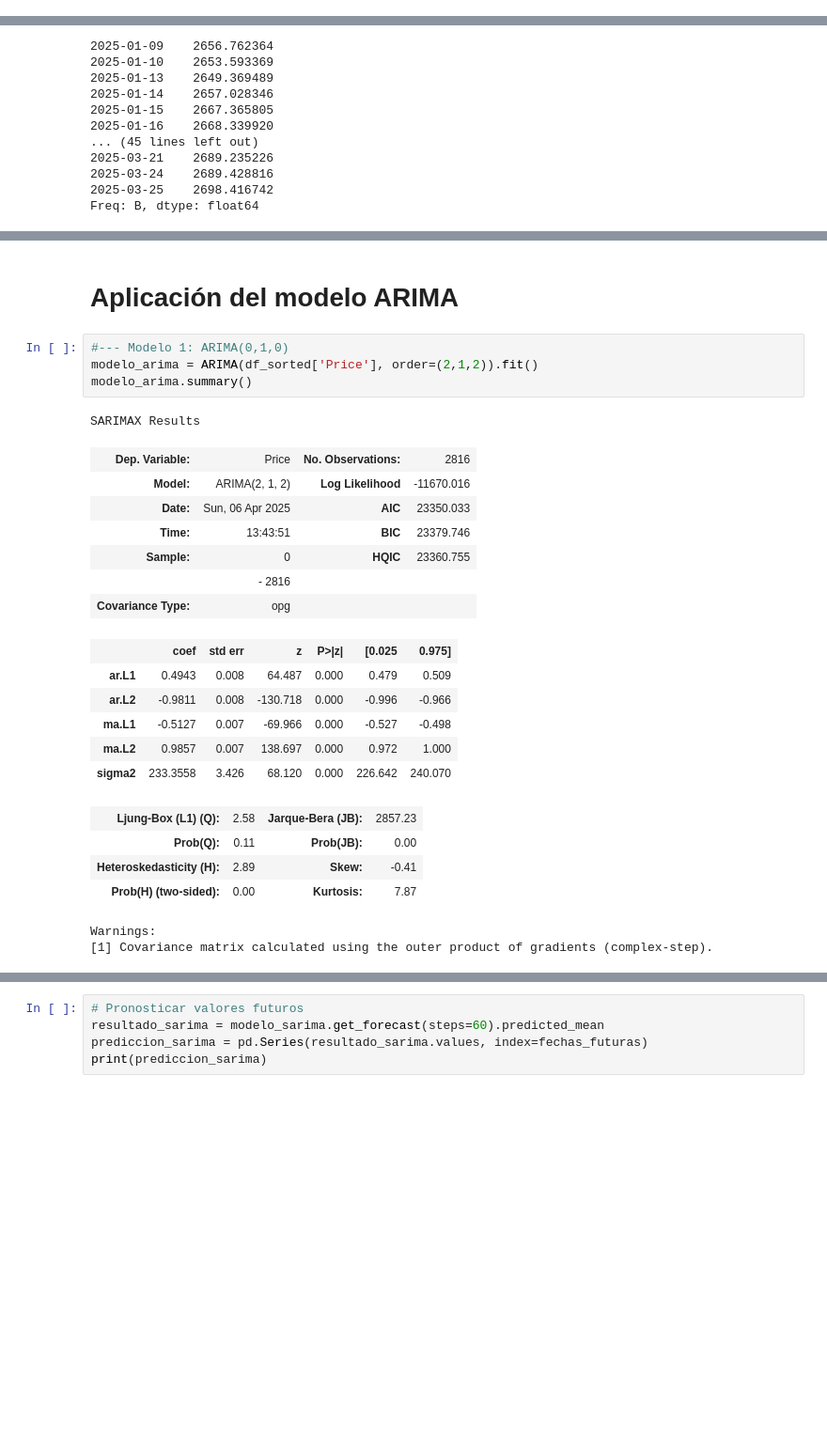
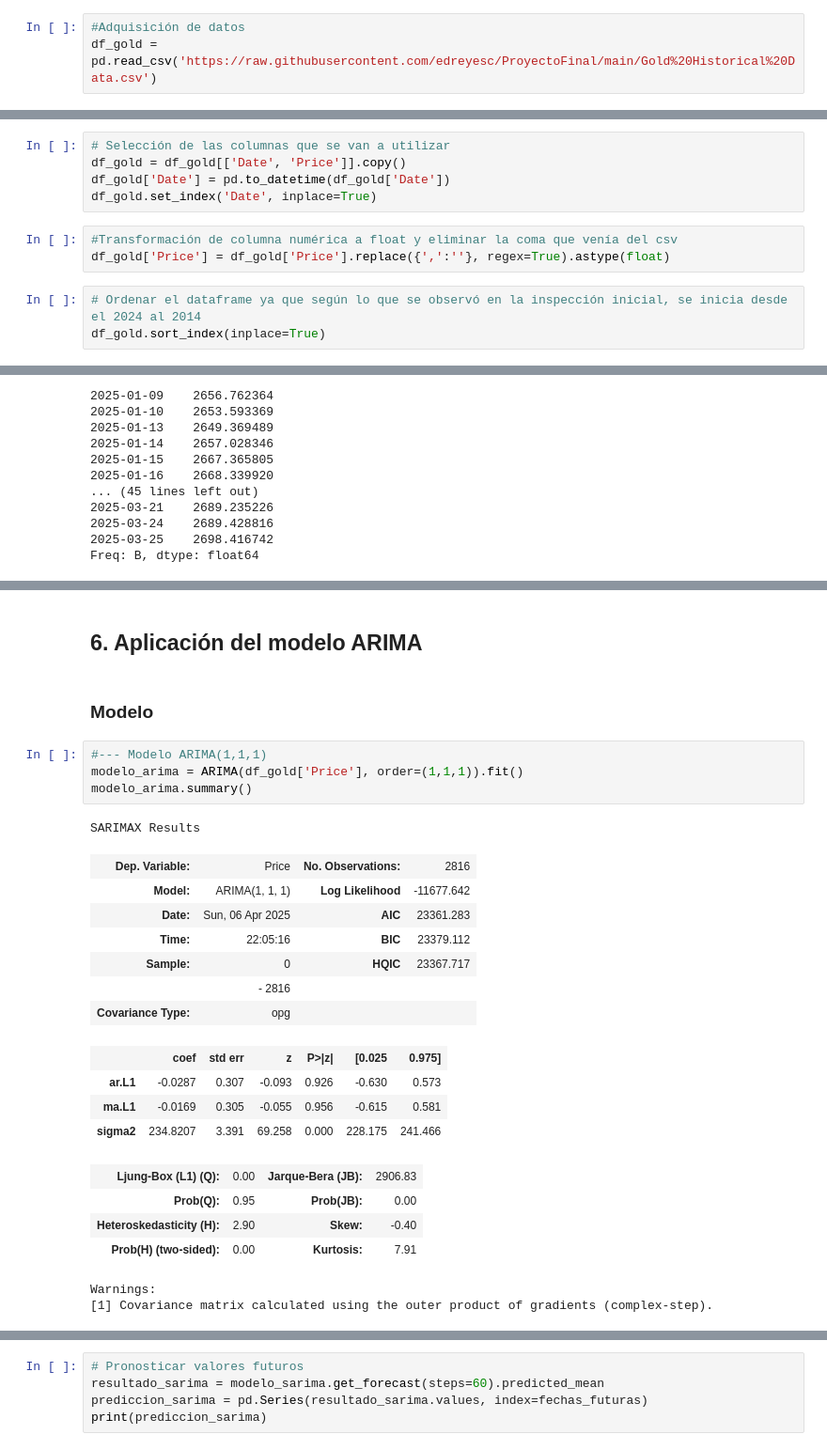
Before and after one commit to edreyesc/ProyectoFinal, a Jupyter notebook: proyectoFinal.ipynb, the cells around one changed output, grey strips where cells are left out. Shown at 94% size. Cells and saved outputs as stored; diff of their text form; blank space fills up the shorter version.

```diff
--- a/proyectoFinal.ipynb
+++ b/proyectoFinal.ipynb
@@ -213,0 +21,3 @@ DatetimeIndex(['2025-01-01', '2025-01-02', '2025-01-03', '2025-01-06',
+# %%
+#Adquisición de datos
+df_gold = pd.read_csv('https://raw.githubusercontent.com/edreyesc/ProyectoFinal/main/Gold%20Historical%20Data.csv')
@@ -213,0 +91,11 @@ DatetimeIndex(['2025-01-01', '2025-01-02', '2025-01-03', '2025-01-06',
+# %%
+# Selección de las columnas que se van a utilizar
+df_gold = df_gold[['Date', 'Price']].copy()
+df_gold['Date'] = pd.to_datetime(df_gold['Date'])
+df_gold.set_index('Date', inplace=True)
+# %%
+#Transformación de columna numérica a float y eliminar la coma que venía del csv
+df_gold['Price'] = df_gold['Price'].replace({',':''}, regex=True).astype(float)
+# %%
+# Ordenar el dataframe ya que según lo que se observó en la inspección inicial, se inicia desde el 2024 al 2014
+df_gold.sort_index(inplace=True)
@@ -309,27 +319,27 @@ plt.show()
 # %% [markdown]
-# **Aplicación del modelo ARIMA**
+## 6. Aplicación del modelo ARIMA
+# %% [markdown]
+### Modelo
 # %%
-#--- Modelo 1: ARIMA(0,1,0)
-modelo_arima = ARIMA(df_sorted['Price'], order=(2,1,2)).fit()
+#--- Modelo ARIMA(1,1,1)
+modelo_arima = ARIMA(df_gold['Price'], order=(1,1,1)).fit()
 modelo_arima.summary()
 # %% [output]
 SARIMAX Results
 | Dep. Variable: | Price | No. Observations: | 2816 |
-| Model: | ARIMA(2, 1, 2) | Log Likelihood | -11670.016 |
-| Date: | Sun, 06 Apr 2025 | AIC | 23350.033 |
-| Time: | 13:43:51 | BIC | 23379.746 |
-| Sample: | 0 | HQIC | 23360.755 |
+| Model: | ARIMA(1, 1, 1) | Log Likelihood | -11677.642 |
+| Date: | Sun, 06 Apr 2025 | AIC | 23361.283 |
+| Time: | 22:05:16 | BIC | 23379.112 |
+| Sample: | 0 | HQIC | 23367.717 |
 |  | - 2816 |  |  |
 | Covariance Type: | opg |  |  |
 |  | coef | std err | z | P>|z| | [0.025 | 0.975] |
-| ar.L1 | 0.4943 | 0.008 | 64.487 | 0.000 | 0.479 | 0.509 |
-| ar.L2 | -0.9811 | 0.008 | -130.718 | 0.000 | -0.996 | -0.966 |
-| ma.L1 | -0.5127 | 0.007 | -69.966 | 0.000 | -0.527 | -0.498 |
-| ma.L2 | 0.9857 | 0.007 | 138.697 | 0.000 | 0.972 | 1.000 |
-| sigma2 | 233.3558 | 3.426 | 68.120 | 0.000 | 226.642 | 240.070 |
+| ar.L1 | -0.0287 | 0.307 | -0.093 | 0.926 | -0.630 | 0.573 |
+| ma.L1 | -0.0169 | 0.305 | -0.055 | 0.956 | -0.615 | 0.581 |
+| sigma2 | 234.8207 | 3.391 | 69.258 | 0.000 | 228.175 | 241.466 |
-| Ljung-Box (L1) (Q): | 2.58 | Jarque-Bera (JB): | 2857.23 |
-| Prob(Q): | 0.11 | Prob(JB): | 0.00 |
-| Heteroskedasticity (H): | 2.89 | Skew: | -0.41 |
-| Prob(H) (two-sided): | 0.00 | Kurtosis: | 7.87 |
+| Ljung-Box (L1) (Q): | 0.00 | Jarque-Bera (JB): | 2906.83 |
+| Prob(Q): | 0.95 | Prob(JB): | 0.00 |
+| Heteroskedasticity (H): | 2.90 | Skew: | -0.40 |
+| Prob(H) (two-sided): | 0.00 | Kurtosis: | 7.91 |
 Warnings:
 [1] Covariance matrix calculated using the outer product of gradients (complex-step).
```
Also changed, not shown: parts of 92 cells of this notebook.
